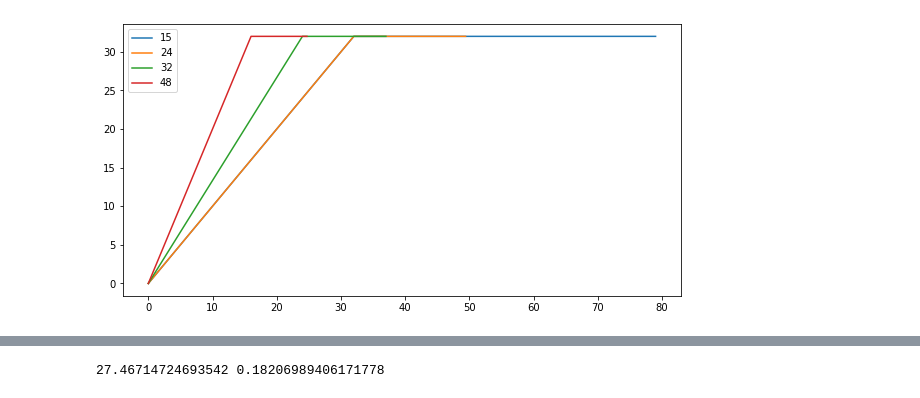
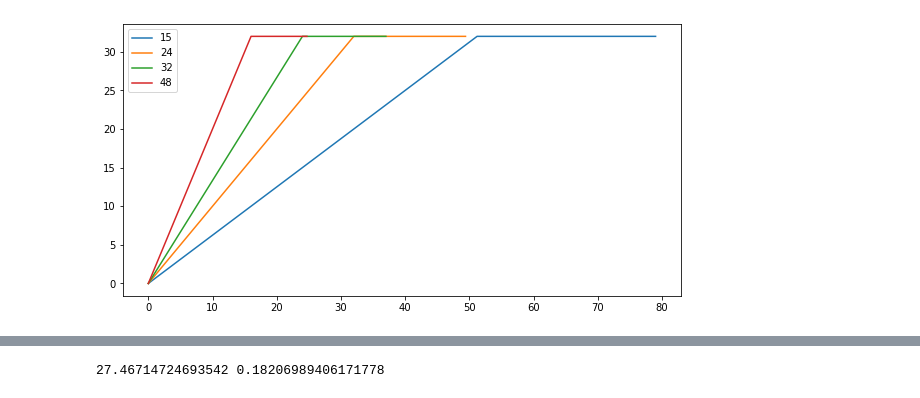
Before and after one commit to sophietheis/KineticAnalysis, a Jupyter notebook: notebook/Synthetic_datas.ipynb, the cells around one changed output, grey strips where cells are left out. Saved outputs shown, nothing was run; the diff lists cells and outputs as text; code cells hidden in the pictures.

```diff
--- a/notebook/Synthetic_datas.ipynb
+++ b/notebook/Synthetic_datas.ipynb
@@ -28,36 +28,36 @@ fluo_max = 32
 
 fig, ax = plt.subplots()
 
 translation_rate = 15 #(aa/s)
 x = np.arange(prot_length/translation_rate, step=0.1)
-y = translation_rate/translation_rate*x
+y = translation_rate/suntag_appearance*x
 y[y>fluo_max]=fluo_max
 ax.plot(x, y, label=translation_rate)
 
 translation_rate = 24 #(aa/s)
 x = np.arange(prot_length/translation_rate, step=0.1)
-y = translation_rate/translation_rate*x
+y = translation_rate/suntag_appearance*x
 y[y>fluo_max]=fluo_max
 ax.plot(x, y, label=translation_rate)
 
 translation_rate = 32 #(aa/s)
 x = np.arange(prot_length/translation_rate, step=0.1)
 y = translation_rate/suntag_appearance*x
 y[y>fluo_max]=fluo_max
 ax.plot(x, y, label=translation_rate)
 
 translation_rate = 48 #(aa/s)
 x = np.arange(prot_length/translation_rate, step=0.1)
 y = translation_rate/suntag_appearance*x
 y[y>fluo_max]=fluo_max
 ax.plot(x, y, label=translation_rate)
 
 
 
 plt.legend(loc="upper left")
 fig.set_size_inches((10, 5))
 # %% [output]
-[figure, old version]
+[figure, new version]
 # %%
 prot_length = prot_aa_size["32xsuntag"]+prot_aa_size["snail"]
 suntag_appearance = 24
```
Also changed, not shown: parts of 3 cells of this notebook, 4 other files.
